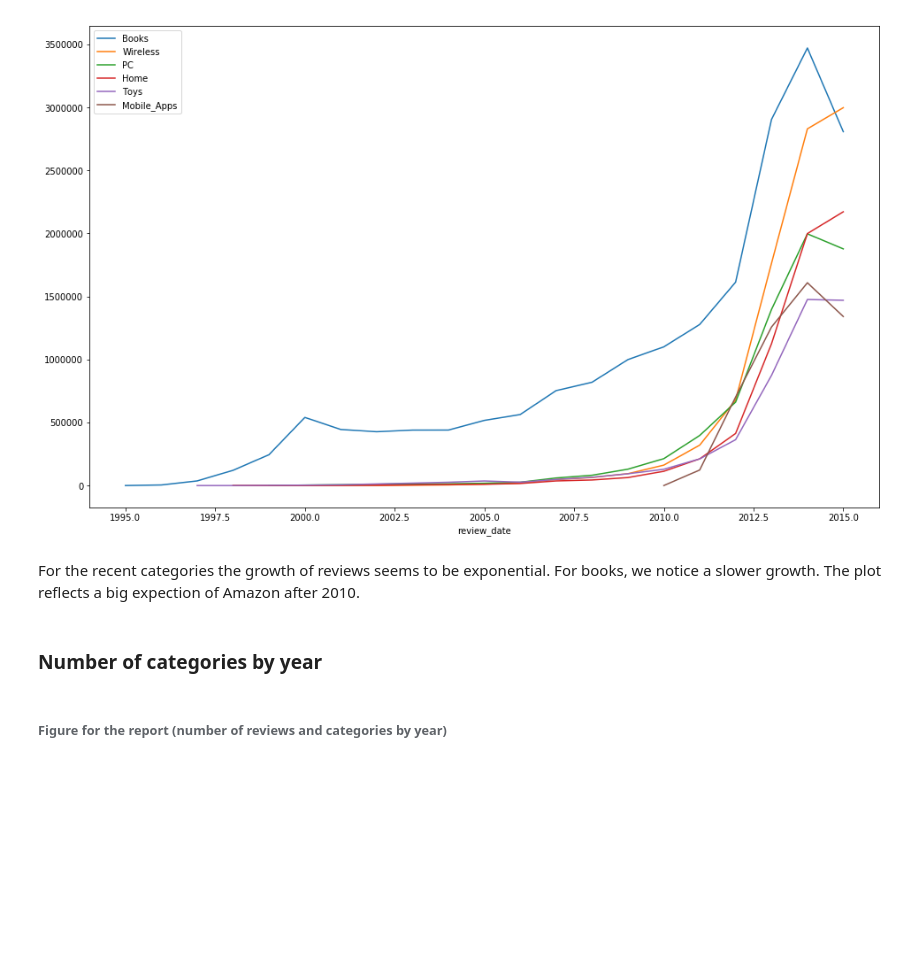
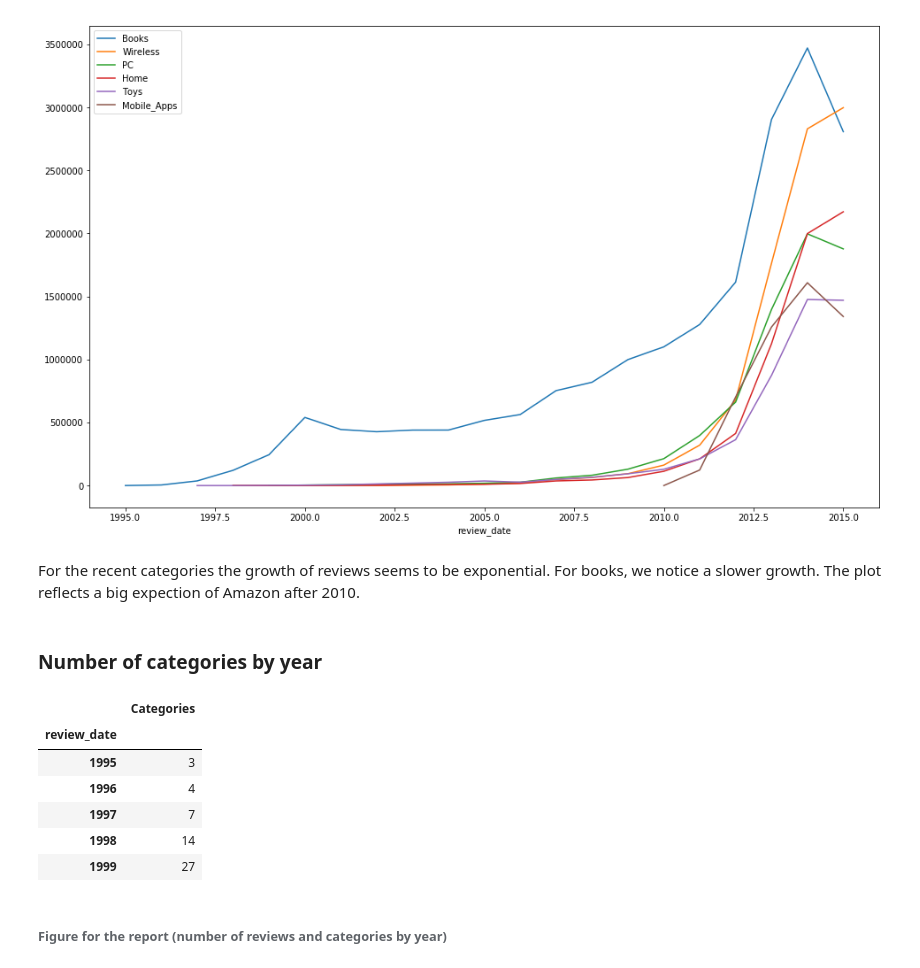
Before and after one commit to pjuda/ada-project, a Jupyter notebook: amazon-project.ipynb, the cells around one changed output. Drawn from its saved outputs; the diff is of its cells as text; code cells hidden in the pictures; blank space fills up the shorter version.

```diff
--- a/amazon-project.ipynb
+++ b/amazon-project.ipynb
@@ -432,10 +435,18 @@ For the recent categories the growth of reviews seems to be exponential. For boo
 # %% [markdown]
 ### Number of categories by year
 # %%
-df_final = df_years.fillna(0).astype(bool).sum(axis = 1)
-df = pd.DataFrame(df_final)
-df.columns = ['Categories']
-df
+df_cat = df_years.fillna(0).astype(bool).sum(axis = 1)
+df_categories = pd.DataFrame(df_cat)
+df_categories.columns = ['Categories']
+df_categories.head()
+# %% [output]
+|  | Categories |
+| review_date |  |
+| 1995 | 3 |
+| 1996 | 4 |
+| 1997 | 7 |
+| 1998 | 14 |
+| 1999 | 27 |
 # %% [markdown]
 ###### Figure for the report (number of reviews and categories by year)
 # %%
```
Also changed, not shown: parts of 14 cells of this notebook.
